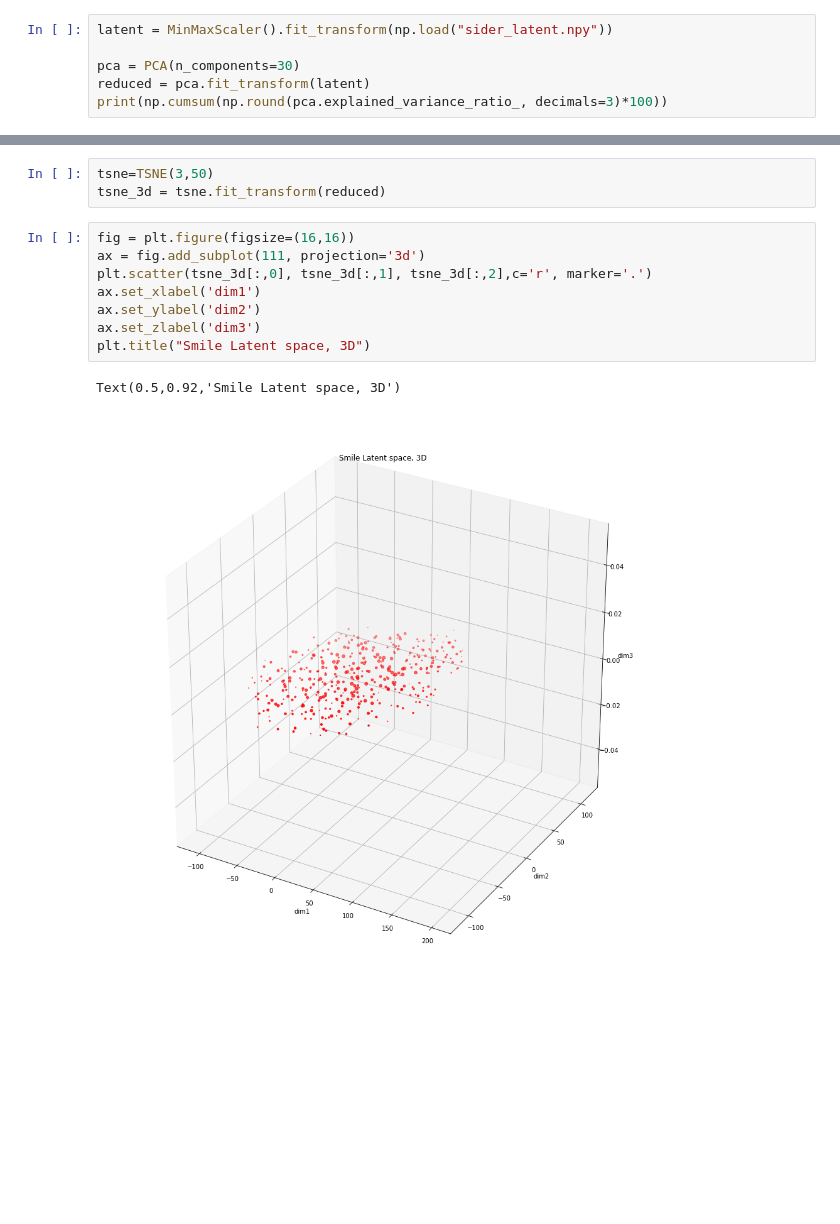
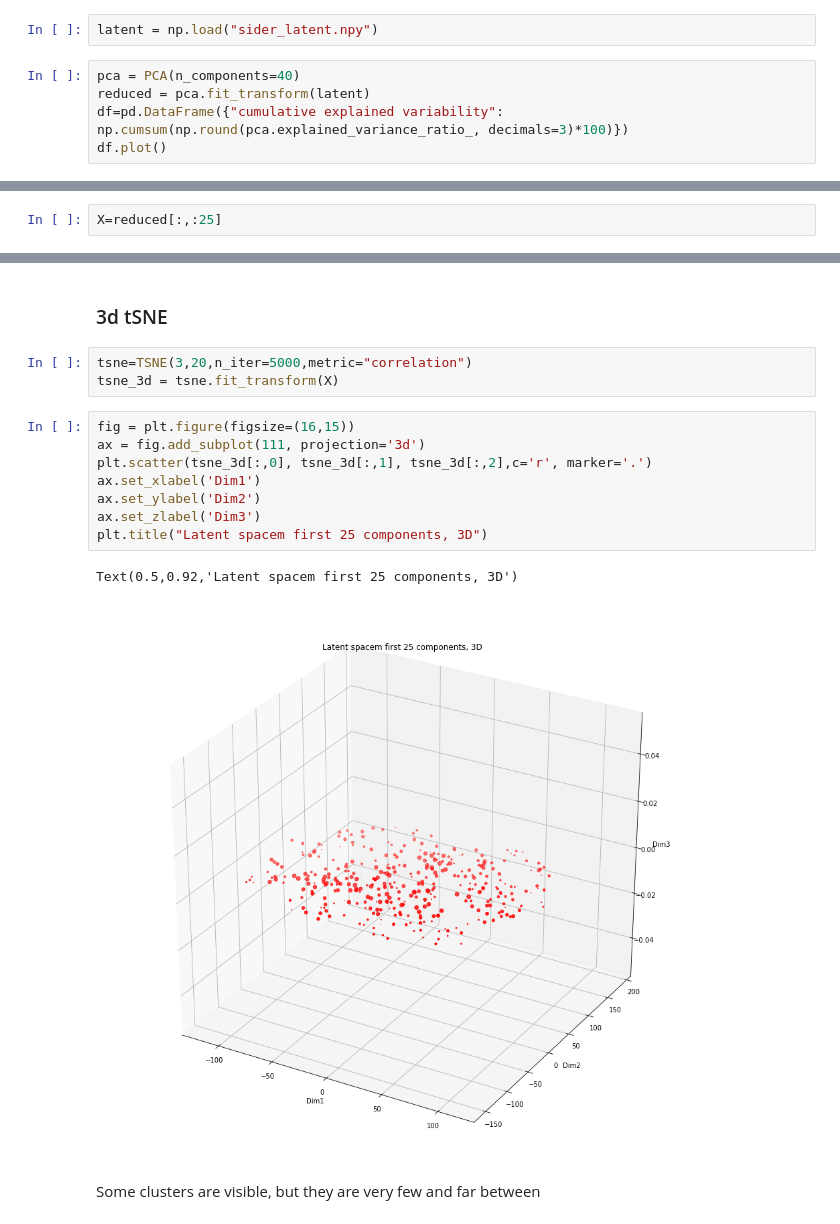
Before and after one commit to rahulmohan/drug-side-effect-predictor, a Jupyter notebook: drug-pytorch-hackathon/Latent Space Analysis.ipynb, the cells around one changed output, grey strips where cells are left out. Cells and saved outputs as stored; diff of their text form; blank space fills up the shorter version.

```diff
--- a/drug-pytorch-hackathon/Latent Space Analysis.ipynb
+++ b/drug-pytorch-hackathon/Latent Space Analysis.ipynb
@@ -11,7 +12,8 @@ from mpl_toolkits.mplot3d import Axes3D
+# %%
+latent = np.load("sider_latent.npy")
 # %%
-latent = MinMaxScaler().fit_transform(np.load("sider_latent.npy"))
-
-pca = PCA(n_components=30)
+pca = PCA(n_components=40)
 reduced = pca.fit_transform(latent)
-print(np.cumsum(np.round(pca.explained_variance_ratio_, decimals=3)*100))
+df=pd.DataFrame({"cumulative explained variability": np.cumsum(np.round(pca.explained_variance_ratio_, decimals=3)*100)})
+df.plot()
 # %% [output]
@@ -24,0 +26,2 @@ The space does not seem to be linearly decomposable. A non-linear model or an au
+# %%
+X=reduced[:,:25]
@@ -35,14 +40,18 @@ Text(0.5,1,'Smile Latent space')
+# %% [markdown]
+### 3d tSNE
 # %%
-tsne=TSNE(3,50)
-tsne_3d = tsne.fit_transform(reduced)
+tsne=TSNE(3,20,n_iter=5000,metric="correlation")
+tsne_3d = tsne.fit_transform(X)
 # %%
-fig = plt.figure(figsize=(16,16))
+fig = plt.figure(figsize=(16,15))
 ax = fig.add_subplot(111, projection='3d')
 plt.scatter(tsne_3d[:,0], tsne_3d[:,1], tsne_3d[:,2],c='r', marker='.')
-ax.set_xlabel('dim1')
-ax.set_ylabel('dim2')
-ax.set_zlabel('dim3')
-plt.title("Smile Latent space, 3D")
+ax.set_xlabel('Dim1')
+ax.set_ylabel('Dim2')
+ax.set_zlabel('Dim3')
+plt.title("Latent spacem first 25 components, 3D")
 # %% [output]
-Text(0.5,0.92,'Smile Latent space, 3D')
+Text(0.5,0.92,'Latent spacem first 25 components, 3D')
-[figure, old version]
+[figure, new version]
+# %% [markdown]
+Some clusters are visible, but they are very few and far between
```
Also changed, not shown: parts of 10 cells of this notebook.
